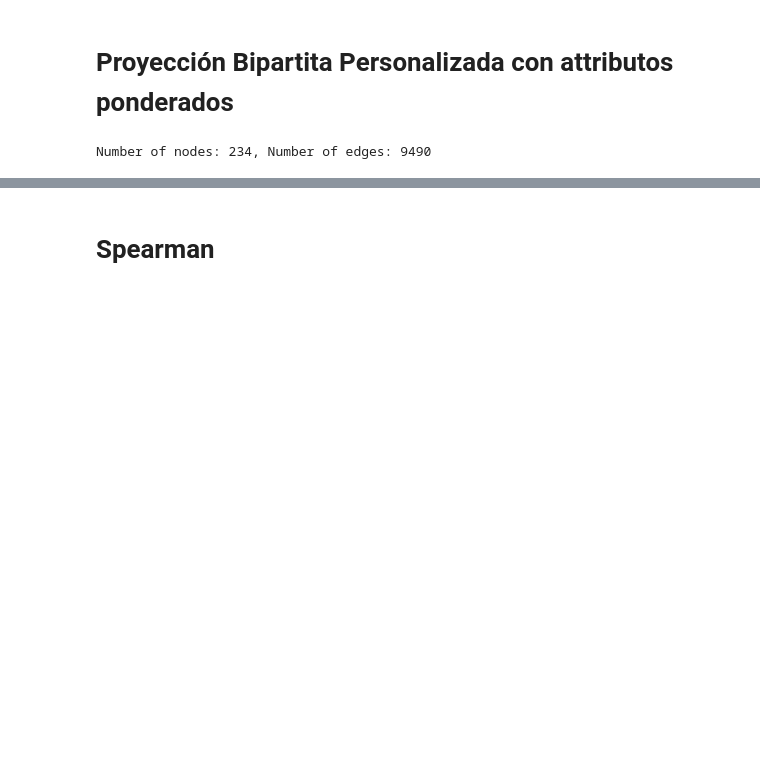
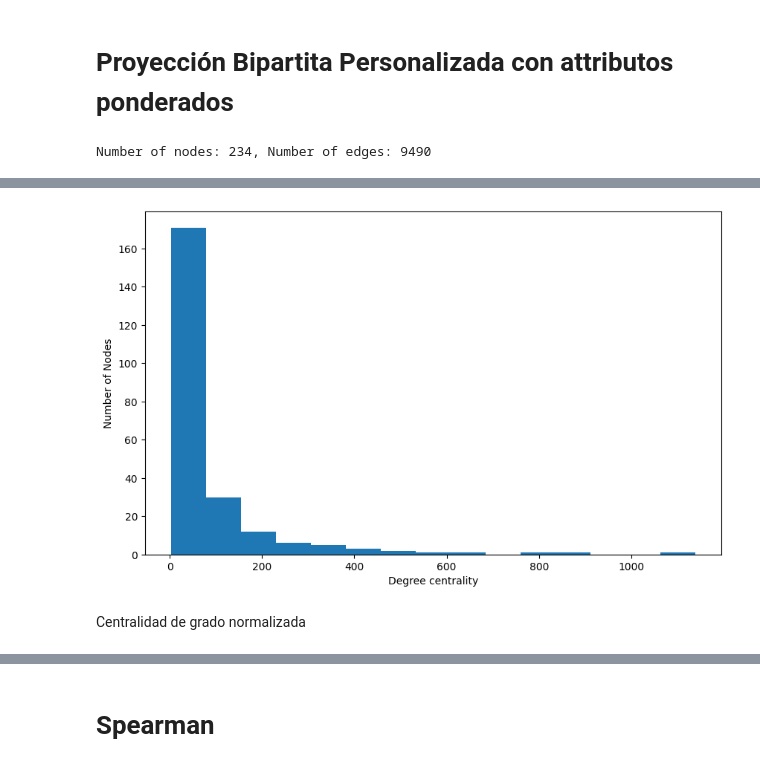
Before and after one commit to Jotape24/Complex-Networks-and-One-Piece, a Jupyter notebook: graph.ipynb, the cells around one changed output, grey strips where cells are left out. Saved outputs shown, nothing was run; the diff lists cells and outputs as text; code cells hidden in the pictures; blank space fills up the shorter version.

```diff
--- a/graph.ipynb
+++ b/graph.ipynb
@@ -687,0 +1136,7 @@ Number of nodes: 234, Number of edges: 9490
+# %%
+degree_centrality_custom_multi = dict(G_staff_custom_multi.degree())
+
+top = sorted(degree_centrality_custom_multi.items(), key=lambda x: x[1], reverse=True)[:10]
+
+for name, deg in top:
+    print(name, deg)
@@ -687,0 +1154,19 @@ Number of nodes: 234, Number of edges: 9490
+# %%
+# Separar datos
+personas = list(degree_centrality_custom_multi.keys())
+grados = list(degree_centrality_custom_multi.values())
+
+# Crear histograma de grados
+plt.figure(figsize=(10, 6))
+plt.hist(grados, bins=15)
+
+# Etiquetas
+plt.xlabel("Degree centrality")
+plt.ylabel("Number of Nodes")
+
+# Mostrar
+plt.show()
+# %% [output]
+[figure, added]
+# %% [markdown]
+Centralidad de grado normalizada
```
Also changed, not shown: parts of 47 cells of this notebook.
